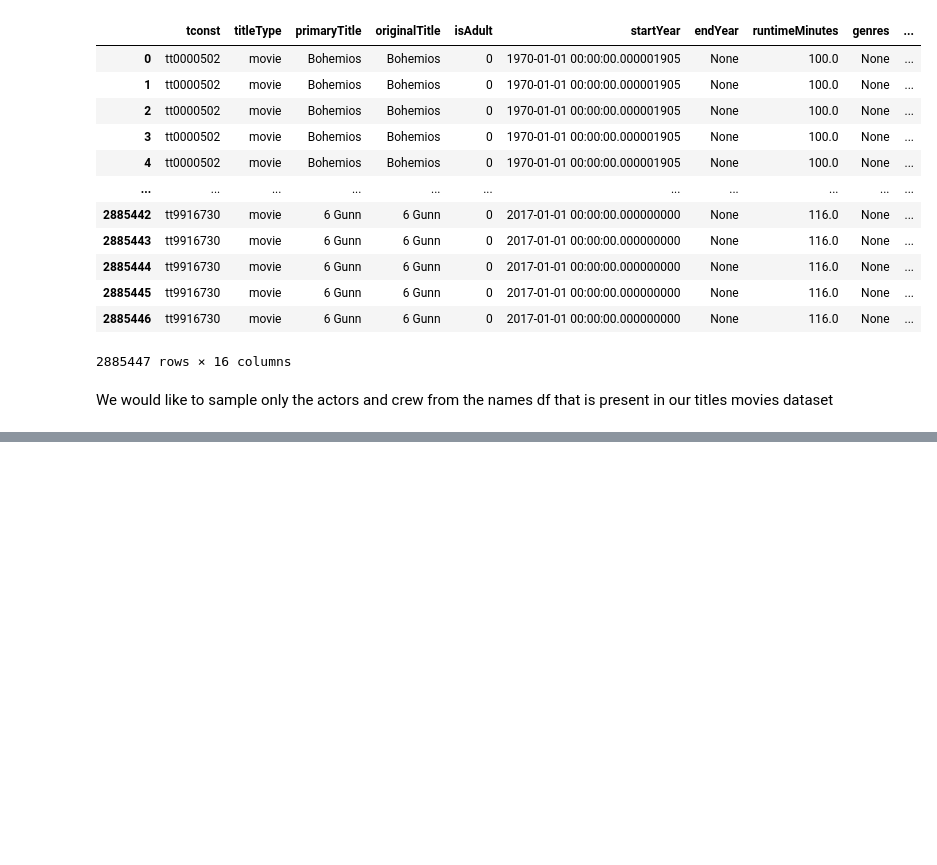
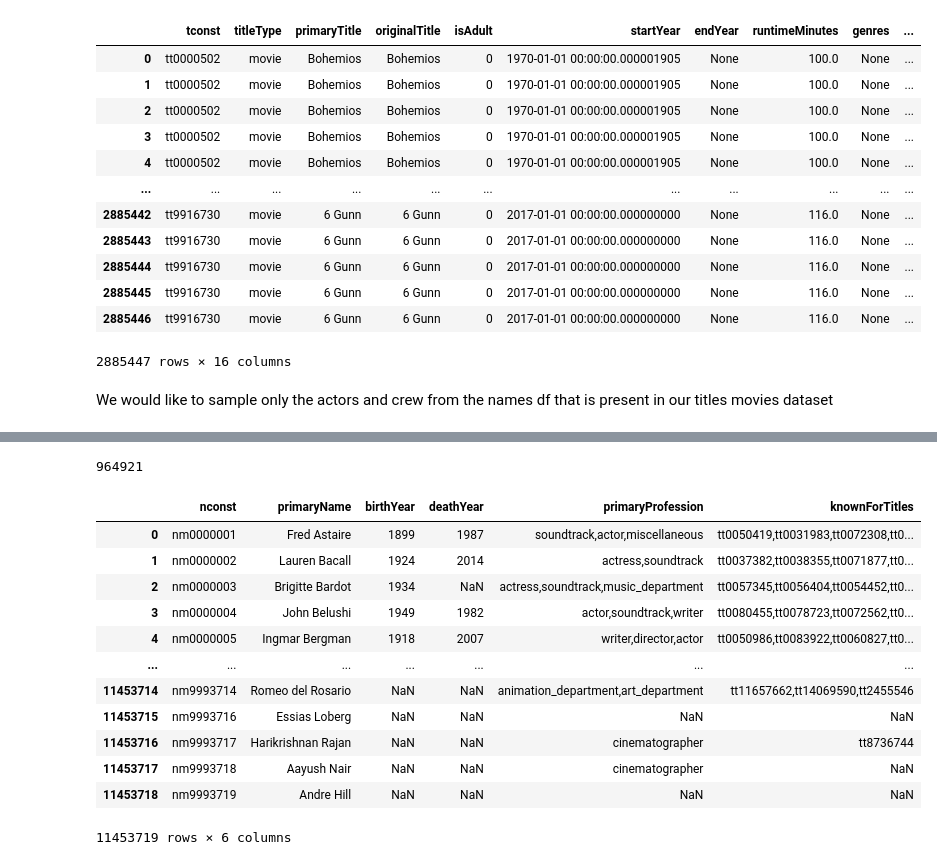
Before and after one commit to tanmaygadgil/imdb-analysis, a Jupyter notebook: Data Sampling.ipynb, the cells around one changed output, grey strips where cells are left out. Cells and saved outputs as stored; diff of their text form; code cells hidden in the pictures; blank space fills up the shorter version.

```diff
--- a/EDA.ipynb
+++ b/Data Sampling.ipynb
@@ -598,0 +629,4 @@ movie_titles =
+# %%
+len(relevant_cc)
+# %% [output]
+964921
@@ -598,0 +636,20 @@ movie_titles =
+# %%
+name_basics_df = pd.read_csv('data/name.basics.tsv/data.tsv', sep = '\t')
+# %%
+name_basics_df.replace({'\\N': np.NaN}, inplace = True)
+# %%
+name_basics_df
+# %% [output]
+|  | nconst | primaryName | birthYear | deathYear | primaryProfession | knownForTitles |
+| 0 | nm0000001 | Fred Astaire | 1899 | 1987 | soundtrack,actor,miscellaneous | tt0050419,tt0031983,tt0072308,tt0... |
+| 1 | nm0000002 | Lauren Bacall | 1924 | 2014 | actress,soundtrack | tt0037382,tt0038355,tt0071877,tt0... |
+| 2 | nm0000003 | Brigitte Bardot | 1934 | NaN | actress,soundtrack,music_department | tt0057345,tt0056404,tt0054452,tt0... |
+| 3 | nm0000004 | John Belushi | 1949 | 1982 | actor,soundtrack,writer | tt0080455,tt0078723,tt0072562,tt0... |
+| 4 | nm0000005 | Ingmar Bergman | 1918 | 2007 | writer,director,actor | tt0050986,tt0083922,tt0060827,tt0... |
+| ... | ... | ... | ... | ... | ... | ... |
+| 11453714 | nm9993714 | Romeo del Rosario | NaN | NaN | animation_department,art_department | tt11657662,tt14069590,tt2455546 |
+| 11453715 | nm9993716 | Essias Loberg | NaN | NaN | NaN | NaN |
+| 11453716 | nm9993717 | Harikrishnan Rajan | NaN | NaN | cinematographer | tt8736744 |
+| 11453717 | nm9993718 | Aayush Nair | NaN | NaN | cinematographer | NaN |
+| 11453718 | nm9993719 | Andre Hill | NaN | NaN | NaN | NaN |
+11453719 rows × 6 columns
```
Also changed, not shown: parts of 20 cells of this notebook.
